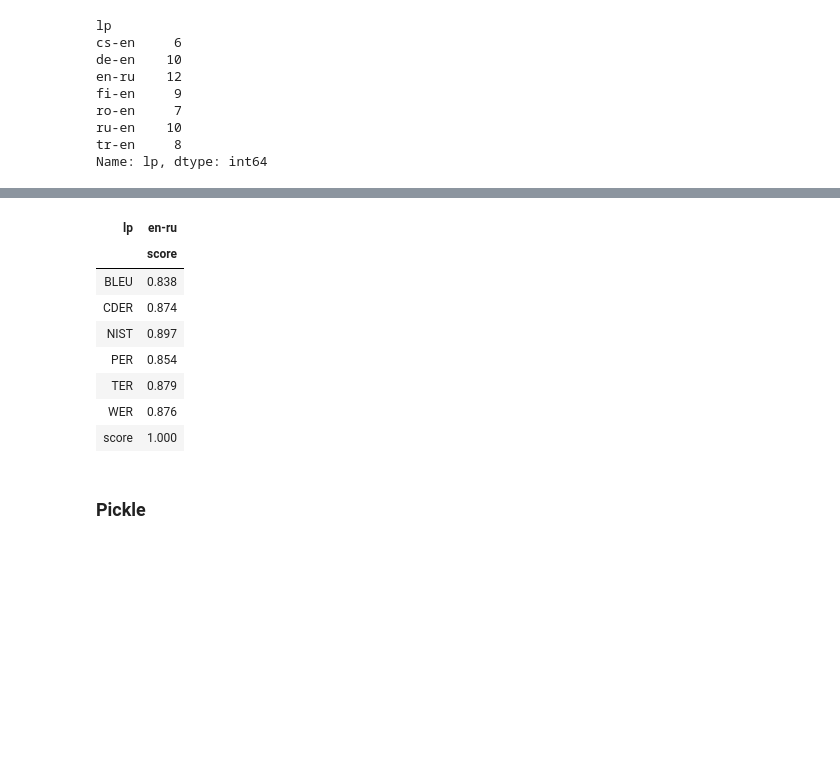
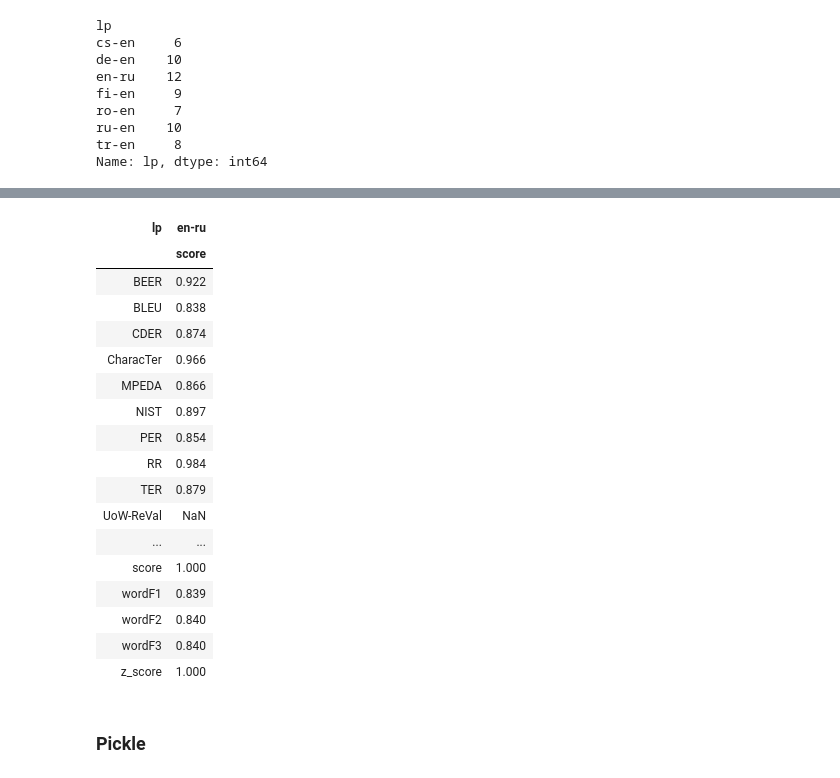
Before and after one commit to johntzwei/wmt16-19-metrics-shared-task, a Jupyter notebook: wmt16-data.ipynb, the cells around one changed output, grey strips where cells are left out. Saved outputs shown, nothing was run; the diff lists cells and outputs as text; code cells hidden in the pictures; blank space fills up the shorter version.

```diff
--- a/wmt16-data.ipynb
+++ b/wmt16-data.ipynb
@@ -53,0 +66,3 @@ sys_scores_da.columns = ['lp', 'score', 'system', 'BLEU', 'NIST', 'CDER', 'PER',
+# %%
+replace = {'DA':'score', 'MT':'system', 'mtevalBLEU':'BLEU', 'mtevalNIST':'NIST', 'mosesCDER':'CDER', 'mosesPER':'PER', 'mosesWER':'WER'}
+sys_scores_da.columns = [ replace[i] if i in replace else i for i in sys_scores_da.columns ]
@@ -53,0 +71,12 @@ sys_scores_da.columns = ['lp', 'score', 'system', 'BLEU', 'NIST', 'CDER', 'PER',
+# %%
+lp_df = []
+
+for file in glob.glob('data/wmt-human-evaluation/da-human-judgments/ad-seg-scores-*.csv'):
+    lp = file[-9:-4]
+    print(lp)
+
+    df = pd.read_csv(file, delimiter=' ')
+    df['lp'] = [lp] * len(df)
+
+    lp_df.append(df)
+raw_seg_scores_da = pd.concat(lp_df)
@@ -53,0 +91,8 @@ sys_scores_da.columns = ['lp', 'score', 'system', 'BLEU', 'NIST', 'CDER', 'PER',
+# %%
+N = raw_seg_scores_da.groupby(['lp', 'SYS'], as_index=False).count()['N']
+raw_sys_scores_da = raw_seg_scores_da.groupby(['lp', 'SYS'], as_index=False).mean()
+raw_sys_scores_da['N'] = N
+
+raw_sys_scores_da.columns = ['lp', 'system', 'sid', 'raw_score', 'z_score', 'N', '5']
+raw_sys_scores_da = raw_sys_scores_da[['lp', 'system', 'raw_score', 'z_score', 'N']]
+raw_sys_scores_da
@@ -53,0 +113,3 @@ sys_scores_da.columns = ['lp', 'score', 'system', 'BLEU', 'NIST', 'CDER', 'PER',
+# %%
+sys_scores_da = sys_scores_da.merge(raw_sys_scores_da[['lp','system','raw_score','z_score']])
+sys_scores_da[['lp','raw_score', 'z_score']].groupby('lp').corr('pearson')
@@ -87,19 +175,28 @@ sys_scores_da[sys_scores_da.lp.str.endswith('en')] \
 # %%
 sys_scores_da[~sys_scores_da.lp.str.endswith('en')] \
     .groupby('lp') \
-    .corr()[::7] \
+    .corr()[2::len(sys_scores_da.columns)-2] \
     .round(3) \
     .T \
     .sort_index()
 # %% [output]
 | lp | en-ru |
 |  | score |
+| BEER | 0.922 |
 | BLEU | 0.838 |
 | CDER | 0.874 |
+| CharacTer | 0.966 |
+| MPEDA | 0.866 |
 | NIST | 0.897 |
 | PER | 0.854 |
+| RR | 0.984 |
 | TER | 0.879 |
-| WER | 0.876 |
+| UoW-ReVal | NaN |
+| ... | ... |
 | score | 1.000 |
+| wordF1 | 0.839 |
+| wordF2 | 0.840 |
+| wordF3 | 0.840 |
+| z_score | 1.000 |
 # %% [markdown]
 ### Pickle
```
Also changed, not shown: parts of 20 cells of this notebook, 3 other files.
